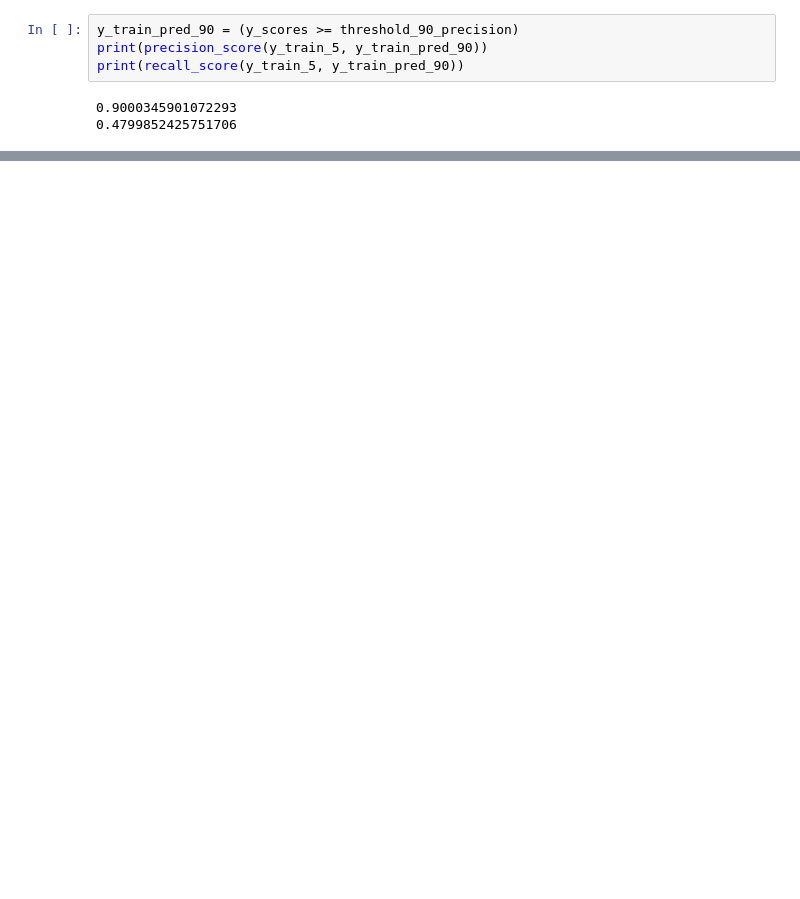
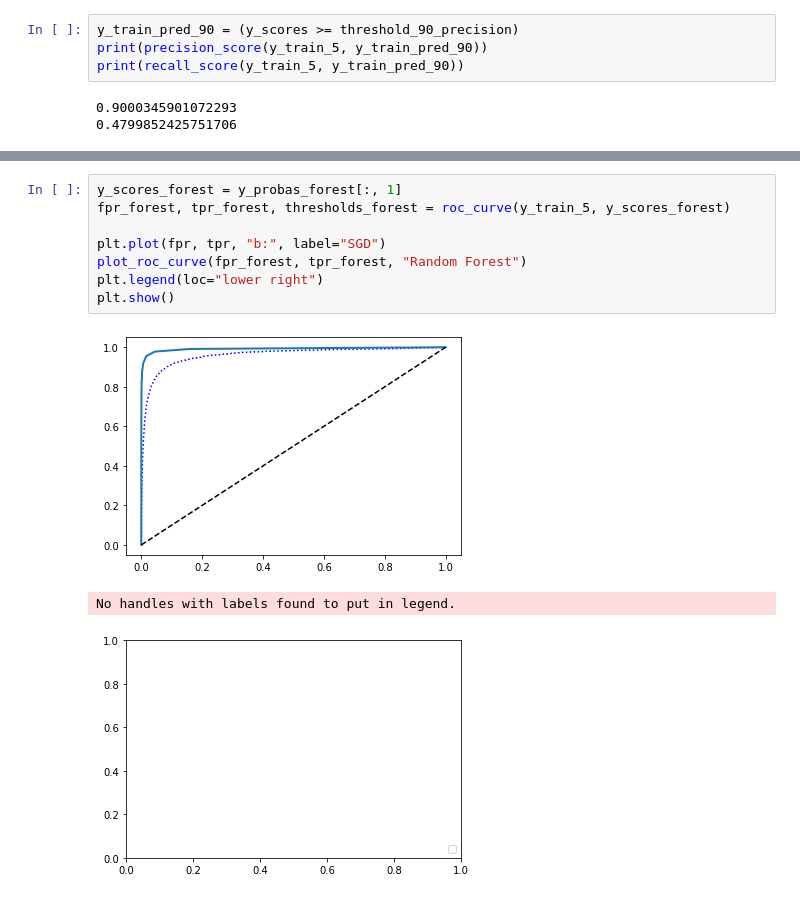
Before and after one commit to dmcclung/HandsOnMachineLearning, a Jupyter notebook: MNIST.ipynb, the cells around one changed output, grey strips where cells are left out. Cells and saved outputs as stored; diff of their text form; blank space fills up the shorter version.

```diff
--- a/MNIST.ipynb
+++ b/MNIST.ipynb
@@ -198,0 +210,12 @@ NameError: name 'y_train_5' is not defined
+# %%
+y_scores_forest = y_probas_forest[:, 1]
+fpr_forest, tpr_forest, thresholds_forest = roc_curve(y_train_5, y_scores_forest)
+
+plt.plot(fpr, tpr, "b:", label="SGD")
+plot_roc_curve(fpr_forest, tpr_forest, "Random Forest")
+plt.legend(loc="lower right")
+plt.show()
+# %% [output]
+[figure, added]
+No handles with labels found to put in legend.
+[figure, added]
```
Also changed, not shown: parts of 4 cells of this notebook.
